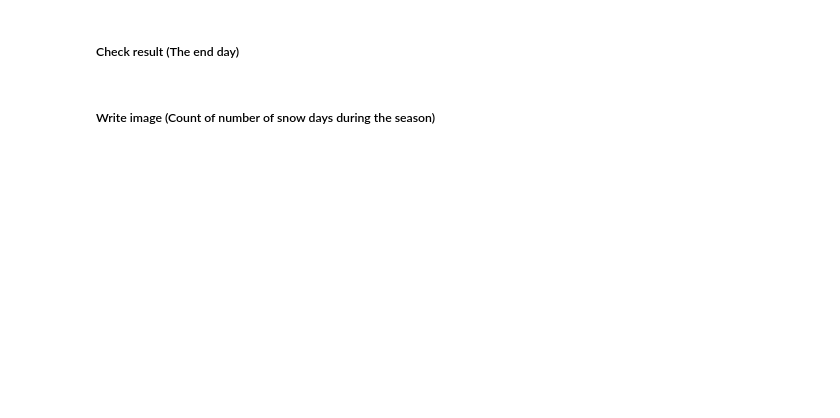
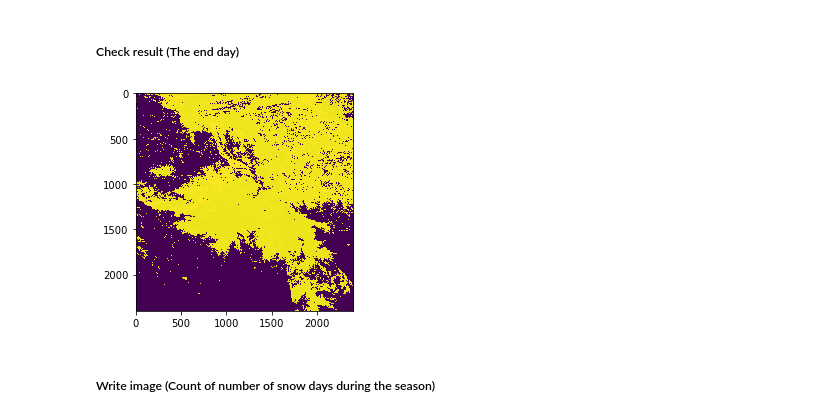
Before and after one commit to ec-better/ewf-wfp-02-02-01, a Jupyter notebook: src/main/app-resources/notebook/libexec/input.ipynb, the cells around one changed output. Drawn from its saved outputs; the diff is of its cells as text; code cells hidden in the pictures; blank space fills up the shorter version.

```diff
--- a/src/main/app-resources/notebook/libexec/input.ipynb
+++ b/src/main/app-resources/notebook/libexec/input.ipynb
@@ -900,0 +1237,3 @@ cos_doy_end_day
+# %%
+py_dates = [datetime.datetime.strptime(d, "%Y-%m-%d").date() for d in dates] # dates in datetime format
+end_doy = get_cos_doy_snow_season(py_dates, pos_im_end)
@@ -936,12 +1287,14 @@ if check_results:
 # %%
 if check_results:
 
     import matplotlib
     import matplotlib.pyplot as plt
 
     fig = plt.figure()
-    plt.imshow(cos_doy_end_day)
+    plt.imshow(end_doy)
     plt.show()
+# %% [output]
+[figure, added]
 # %% [markdown]
 ##### Write image (Count of number of snow days during the season)
 # %%
```
Also changed, not shown: parts of 23 cells of this notebook.
